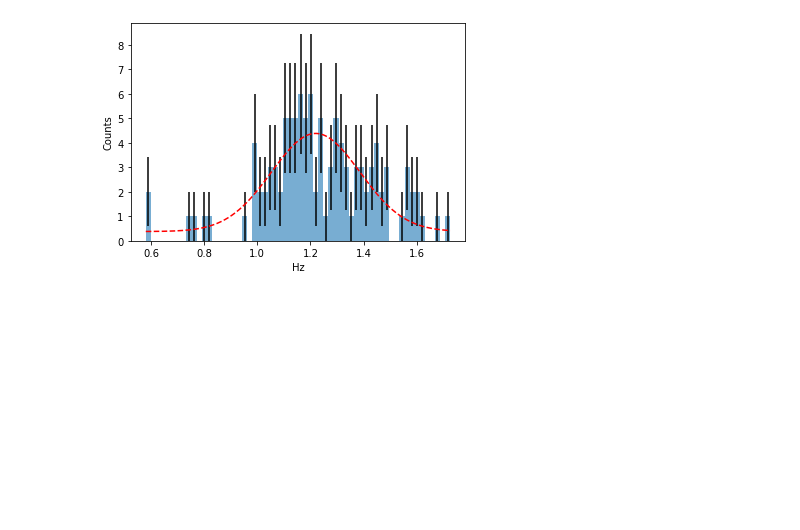
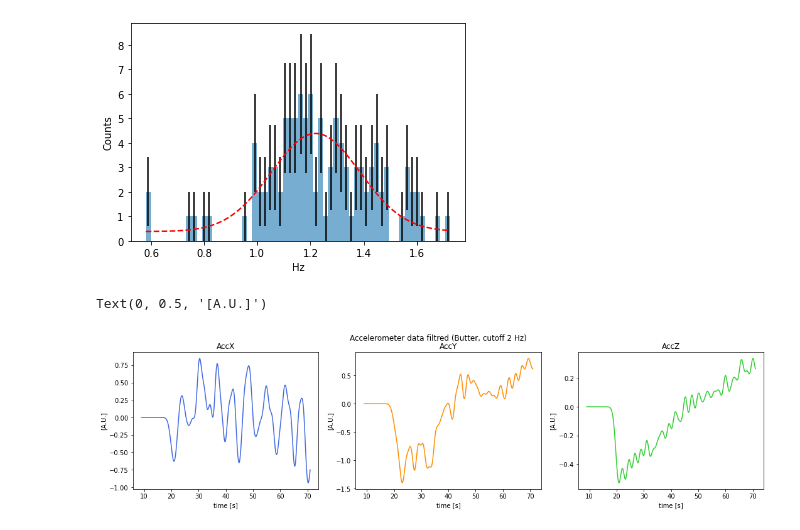
Before and after one commit to zanocrate/LCP_projects_Y4, a Jupyter notebook: Raffo_draft.ipynb, the cells around one changed output. Drawn from its saved outputs; the diff is of its cells as text; code cells hidden in the pictures; blank space fills up the shorter version.

Commit message:
freq cardiaca e respiratoria con butter filter

```diff
--- a/Raffo_draft.ipynb
+++ b/Raffo_draft.ipynb
@@ -545,3 +545,33 @@ Fit parametres:
 
 Heart Rate: 73.18441574984388 +/- 9.978220189026858 ( 13.634351093454137 %) bpm
 [figure]
+# %%
+#butter filter on acc, cutoff 0.5Hz fot heart rate
+
+t=np.linspace(9, 71, len(accX))
+N=50
+sos = signal.butter(N, 0.5, 'lp', fs=200, output='sos')
+
+filtered_accX = signal.sosfilt(sos, accX)
+filtered_accY = signal.sosfilt(sos, accY)
+filtered_accZ = signal.sosfilt(sos, accZ)
+
+fig, ax = plt.subplots(nrows=1, ncols=3, figsize=(18,4))
+fig.suptitle('Accelerometer data filtred (Butter, cutoff 2 Hz)')
+ax[0].plot(t,filtered_accX,color='royalblue')
+ax[0].set_title('AccX')
+ax[0].set_xlabel('time [s]')
+ax[0].set_ylabel('[A.U.]')
+
+ax[1].plot(t,filtered_accY,color='darkorange')
+ax[1].set_title('AccY')
+ax[1].set_xlabel('time [s]')
+ax[1].set_ylabel('[A.U.]')
+
+ax[2].plot(t,filtered_accZ,color='limegreen')
+ax[2].set_title('AccZ')
+ax[2].set_xlabel('time [s]')
+ax[2].set_ylabel('[A.U.]')
+# %% [output]
+Text(0, 0.5, '[A.U.]')
+[figure, added]
```
Also changed, not shown: parts of 7 cells of this notebook.
